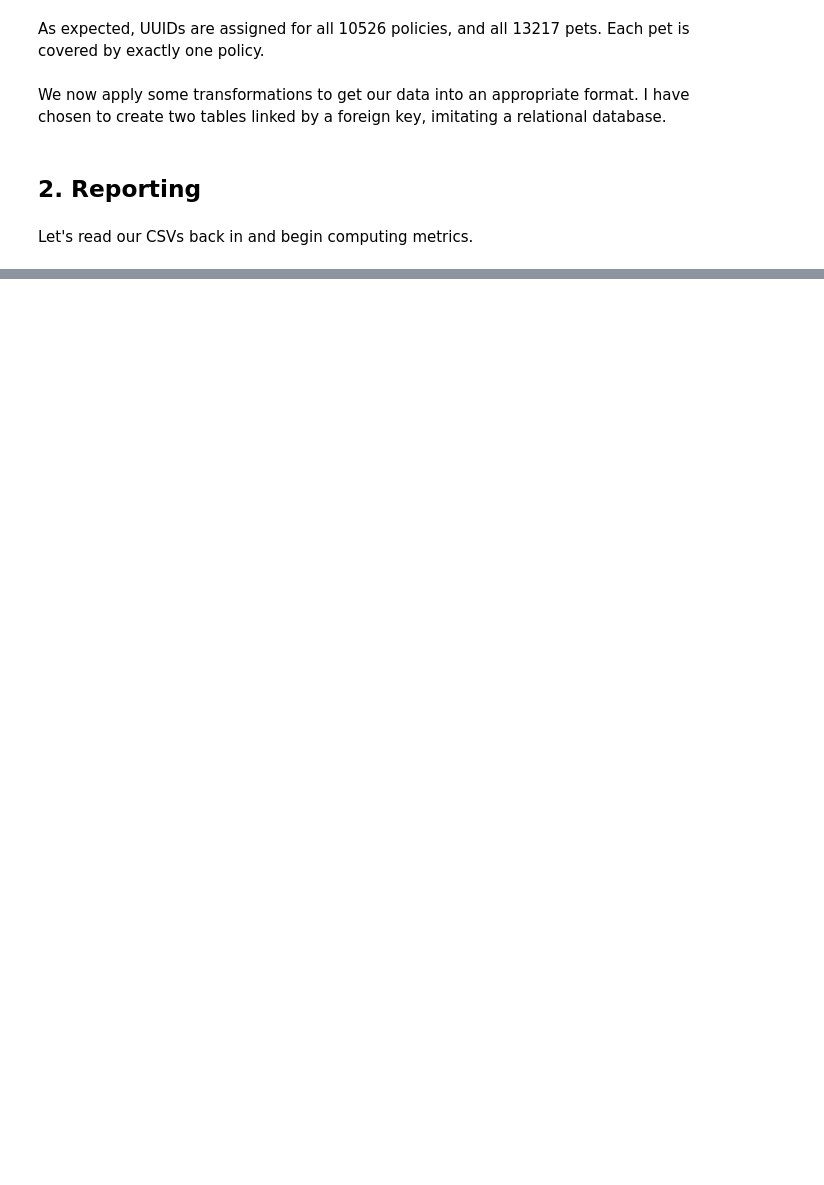
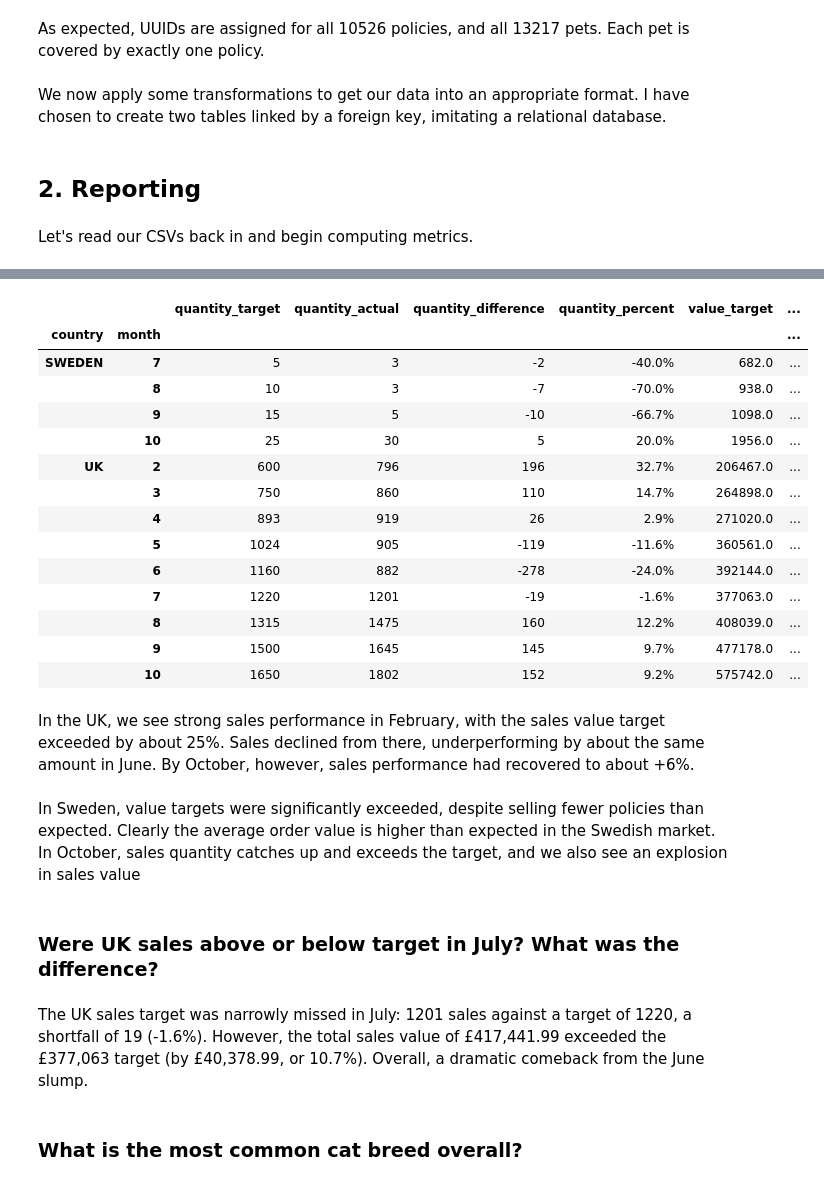
Before and after one commit to jsmithdataanalytics/BBM, a Jupyter notebook: solution.ipynb, the cells around one changed output, grey strips where cells are left out. Saved outputs shown, nothing was run; the diff lists cells and outputs as text; code cells hidden in the pictures; blank space fills up the shorter version.

```diff
--- a/solution.ipynb
+++ b/solution.ipynb
@@ -219,0 +205,3 @@ policies
+# %%
+targets = pd.read_csv(f'{csv_folder}/targets.csv', index_col=['country', 'month'])
+targets.value = targets.value.astype(float)
@@ -219,0 +236,3 @@ policies
+# %%
+performance = policies.groupby(['country', 'month']).price.agg(['count', 'sum'])
+performance.columns = ['quantity', 'value']
@@ -219,0 +257,41 @@ policies
+# %%
+comparison = targets.join(performance, lsuffix='_target', rsuffix='_actual')
+comparison['quantity_difference'] = comparison.quantity_actual - comparison.quantity_target
+comparison['quantity_percent'] = comparison.quantity_difference / comparison.quantity_target * 100
+comparison.quantity_percent = comparison.quantity_percent.map(lambda x: f'{round(x, 1)}%')
+comparison['value_difference'] = comparison.value_actual - comparison.value_target
+comparison['value_percent'] = comparison.value_difference / comparison.value_target * 100
+comparison.value_percent = comparison.value_percent.map(lambda x: f'{round(x, 1)}%')
+
+comparison = comparison[[
+    'quantity_target', 'quantity_actual', 'quantity_difference', 'quantity_percent',
+    'value_target', 'value_actual', 'value_difference', 'value_percent'
+]]
+# %%
+comparison
+# %% [output]
+|  |  | quantity_target | quantity_actual | quantity_difference | quantity_percent | value_target | ... |
+| country | month |  |  |  |  |  | ... |
+| SWEDEN | 7 | 5 | 3 | -2 | -40.0% | 682.0 | ... |
+|  | 8 | 10 | 3 | -7 | -70.0% | 938.0 | ... |
+|  | 9 | 15 | 5 | -10 | -66.7% | 1098.0 | ... |
+|  | 10 | 25 | 30 | 5 | 20.0% | 1956.0 | ... |
+| UK | 2 | 600 | 796 | 196 | 32.7% | 206467.0 | ... |
+|  | 3 | 750 | 860 | 110 | 14.7% | 264898.0 | ... |
+|  | 4 | 893 | 919 | 26 | 2.9% | 271020.0 | ... |
+|  | 5 | 1024 | 905 | -119 | -11.6% | 360561.0 | ... |
+|  | 6 | 1160 | 882 | -278 | -24.0% | 392144.0 | ... |
+|  | 7 | 1220 | 1201 | -19 | -1.6% | 377063.0 | ... |
+|  | 8 | 1315 | 1475 | 160 | 12.2% | 408039.0 | ... |
+|  | 9 | 1500 | 1645 | 145 | 9.7% | 477178.0 | ... |
+|  | 10 | 1650 | 1802 | 152 | 9.2% | 575742.0 | ... |
+# %% [markdown]
+In the UK, we see strong sales performance in February, with the sales value target exceeded by about 25%. Sales declined from there, underperforming by about the same amount in June. By October, however, sales performance had recovered to about +6%.
+# %% [markdown]
+In Sweden, value targets were significantly exceeded, despite selling fewer policies than expected. Clearly the average order value is higher than expected in the Swedish market. In October, sales quantity catches up and exceeds the target, and we also see an explosion in sales value
+# %% [markdown]
+### Were UK sales above or below target in July? What was the difference?
+# %% [markdown]
+The UK sales target was narrowly missed in July: 1201 sales against a target of 1220, a shortfall of 19 (-1.6%). However, the total sales value of £417,441.99 exceeded the £377,063 target (by £40,378.99, or 10.7%). Overall, a dramatic comeback from the June slump.
+# %% [markdown]
+### What is the most common cat breed overall?
```
Also changed, not shown: parts of 28 cells of this notebook.
